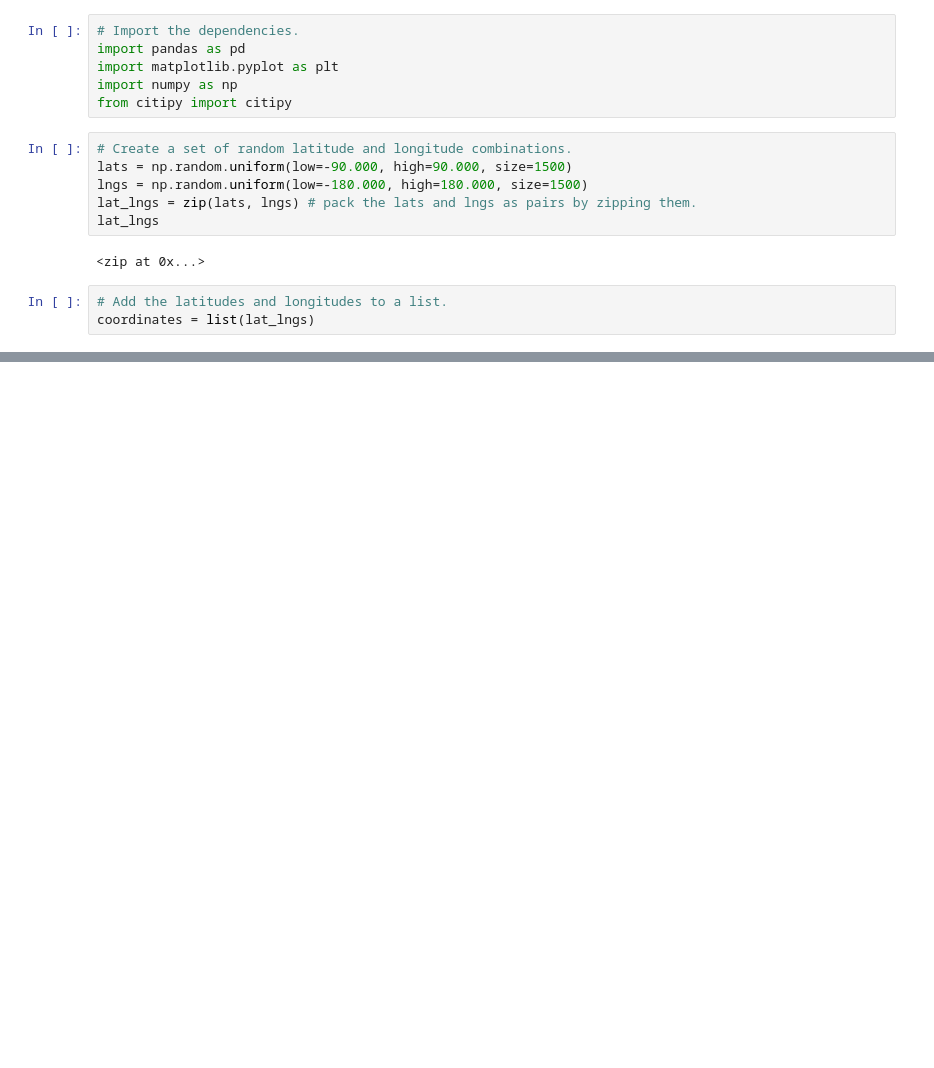
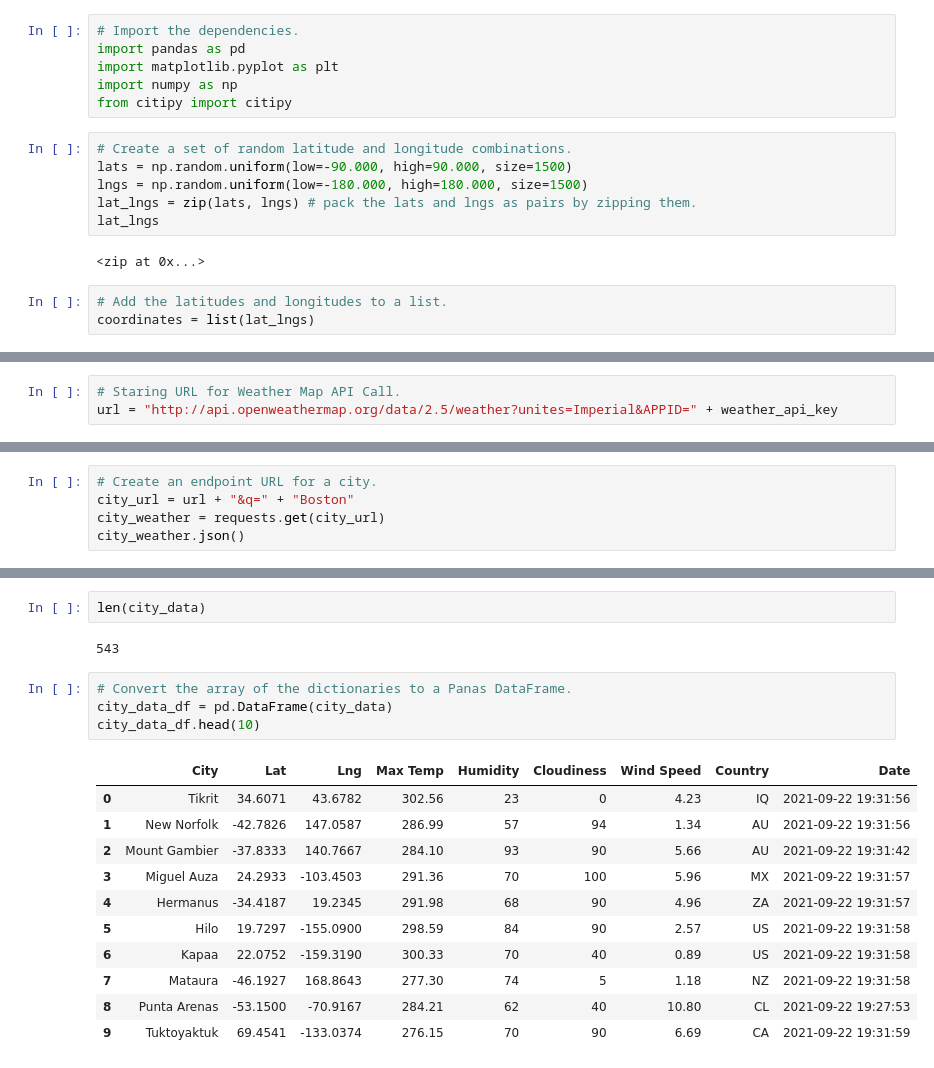
Before and after one commit to mavalenz/World_Weather_Analysis, a Jupyter notebook: WeatherPy.ipynb, the cells around one changed output, grey strips where cells are left out. Cells and saved outputs as stored; diff of their text form; blank space fills up the shorter version.

Commit message:
Saving changes to weatherpy notebook

```diff
--- a/WeatherPy.ipynb
+++ b/WeatherPy.ipynb
@@ -35,0 +41,3 @@ len(cities)
+# %%
+# Staring URL for Weather Map API Call.
+url = "http://api.openweathermap.org/data/2.5/weather?unites=Imperial&APPID=" + weather_api_key
@@ -35,0 +124,5 @@ len(cities)
+# %%
+# Create an endpoint URL for a city.
+city_url = url + "&q=" + "Boston"
+city_weather = requests.get(city_url)
+city_weather.json()
@@ -35,0 +255,20 @@ len(cities)
+# %%
+len(city_data)
+# %% [output]
+543
+# %%
+# Convert the array of the dictionaries to a Panas DataFrame.
+city_data_df = pd.DataFrame(city_data)
+city_data_df.head(10)
+# %% [output]
+|  | City | Lat | Lng | Max Temp | Humidity | Cloudiness | Wind Speed | Country | Date |
+| 0 | Tikrit | 34.6071 | 43.6782 | 302.56 | 23 | 0 | 4.23 | IQ | 2021-09-22 19:31:56 |
+| 1 | New Norfolk | -42.7826 | 147.0587 | 286.99 | 57 | 94 | 1.34 | AU | 2021-09-22 19:31:56 |
+| 2 | Mount Gambier | -37.8333 | 140.7667 | 284.10 | 93 | 90 | 5.66 | AU | 2021-09-22 19:31:42 |
+| 3 | Miguel Auza | 24.2933 | -103.4503 | 291.36 | 70 | 100 | 5.96 | MX | 2021-09-22 19:31:57 |
+| 4 | Hermanus | -34.4187 | 19.2345 | 291.98 | 68 | 90 | 4.96 | ZA | 2021-09-22 19:31:57 |
+| 5 | Hilo | 19.7297 | -155.0900 | 298.59 | 84 | 90 | 2.57 | US | 2021-09-22 19:31:58 |
+| 6 | Kapaa | 22.0752 | -159.3190 | 300.33 | 70 | 40 | 0.89 | US | 2021-09-22 19:31:58 |
+| 7 | Mataura | -46.1927 | 168.8643 | 277.30 | 74 | 5 | 1.18 | NZ | 2021-09-22 19:31:58 |
+| 8 | Punta Arenas | -53.1500 | -70.9167 | 284.21 | 62 | 40 | 10.80 | CL | 2021-09-22 19:27:53 |
+| 9 | Tuktoyaktuk | 69.4541 | -133.0374 | 276.15 | 70 | 90 | 6.69 | CA | 2021-09-22 19:31:59 |
```
Also changed, not shown: parts of 22 cells of this notebook, 1 other file.
